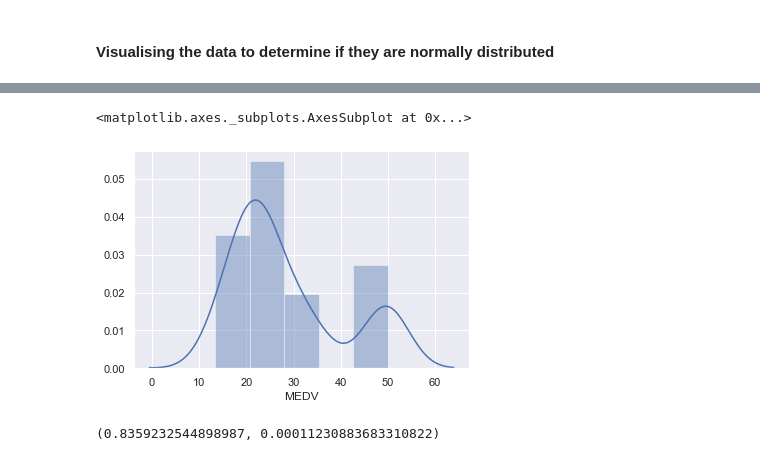
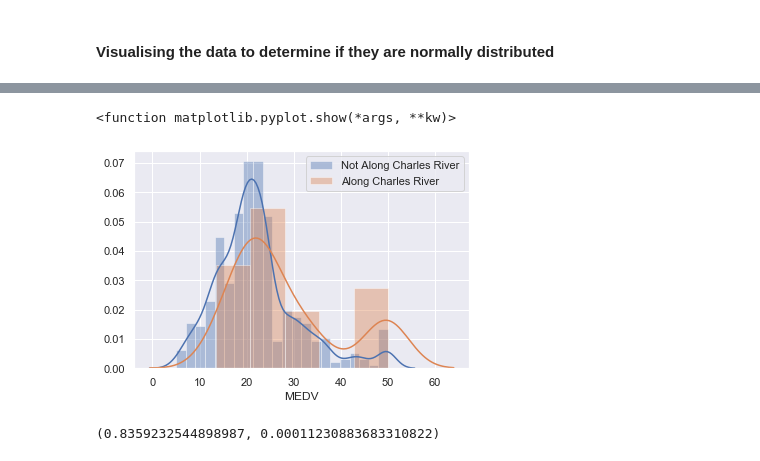
Before and after one commit to declanbarr/boston-house-prices, a Jupyter notebook: boston-house-prices-analysis.ipynb, the cells around one changed output, grey strips where cells are left out. Saved outputs shown, nothing was run; the diff lists cells and outputs as text; code cells hidden in the pictures.

Commit message:
Tidied up section on selecting appropriate t-test. Combined distplots into one for better comparison between the two

```diff
--- a/boston-house-prices-analysis.ipynb
+++ b/boston-house-prices-analysis.ipynb
@@ -224,9 +200,16 @@ sns.distplot(df["MEDV"][df["CHAS"] == 0])
-# %%
-# Displot for tract along Charles River
-sns.distplot(df["MEDV"][df["CHAS"] == 1])
-# %% [output]
-<matplotlib.axes._subplots.AxesSubplot at 0x...>
-[figure, removed]
+# %%
+# Importing seaborn to create distplots
+import seaborn as sns
+
+sns.distplot(df["MEDV"][df["CHAS"] == 0], label="Not Along Charles River")
+sns.distplot(df["MEDV"][df["CHAS"] == 1], label="Along Charles River")
+
+plt.legend()
+
+plt.show
+# %% [output]
+<function matplotlib.pyplot.show(*args, **kw)>
+[figure, added]
 # %%
 # Importing stats module from scipy
 from scipy import stats
```
Also changed, not shown: parts of 14 cells of this notebook.
